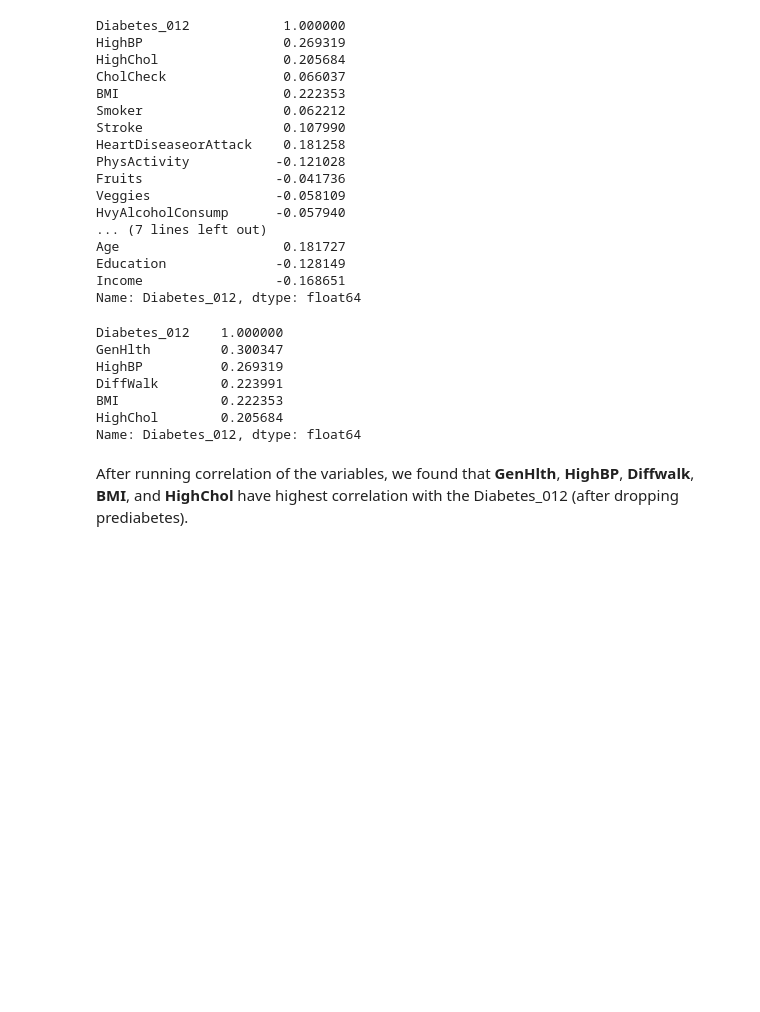
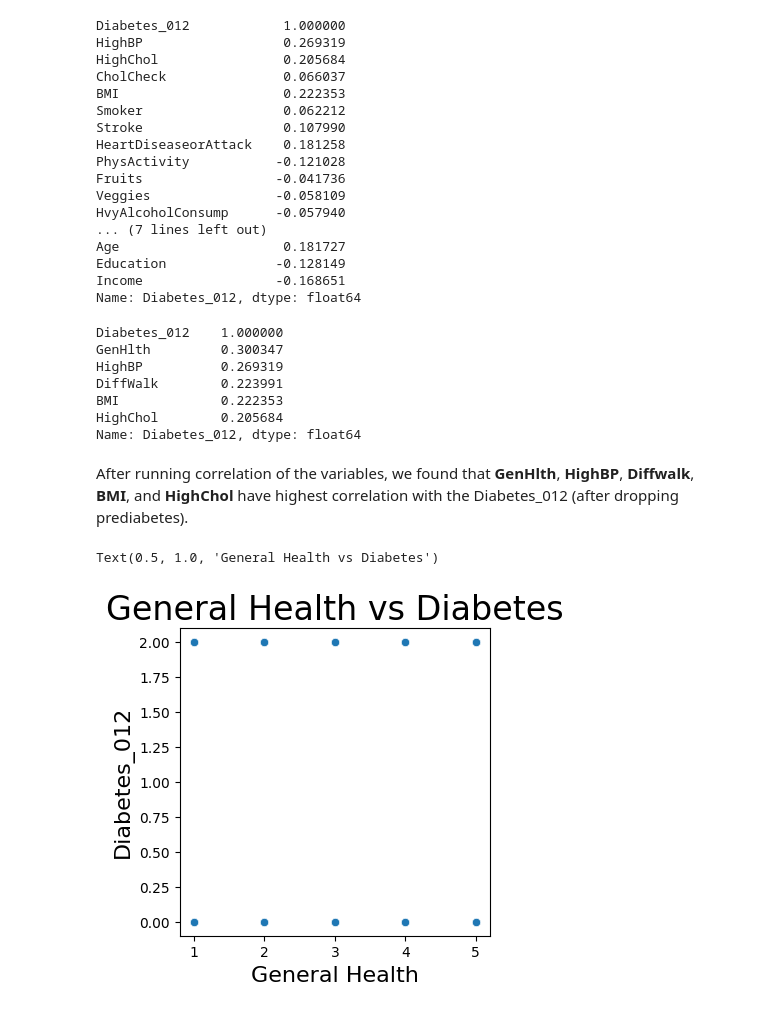
Before and after one commit to singfila/data110_diabetes_project, a Jupyter notebook: data110_final_project.ipynb, the cells around one changed output. Drawn from its saved outputs; the diff is of its cells as text; code cells hidden in the pictures; blank space fills up the shorter version.

```diff
--- a/data110_final_project.ipynb
+++ b/data110_final_project.ipynb
@@ -66,3 +66,14 @@ HighChol        0.205684
 Name: Diabetes_012, dtype: float64
 # %% [markdown]
 After running correlation of the variables, we found that **GenHlth**, **HighBP**, **Diffwalk**, **BMI**, and **HighChol** have highest correlation with the Diabetes_012 (after dropping prediabetes).
+# %%
+fig, ax = plt.subplots(1, figsize=(4,4))
+sns.scatterplot(data = diabetes2, x = diabetes2['GenHlth'], y = diabetes['Diabetes_012'])
+
+ax.set_xlabel('General Health', fontsize=16)
+ax.set_ylabel('Diabetes_012', fontsize=16)
+
+ax.set_title('General Health vs Diabetes', fontsize=24)
+# %% [output]
+Text(0.5, 1.0, 'General Health vs Diabetes')
+[figure, added]
```
